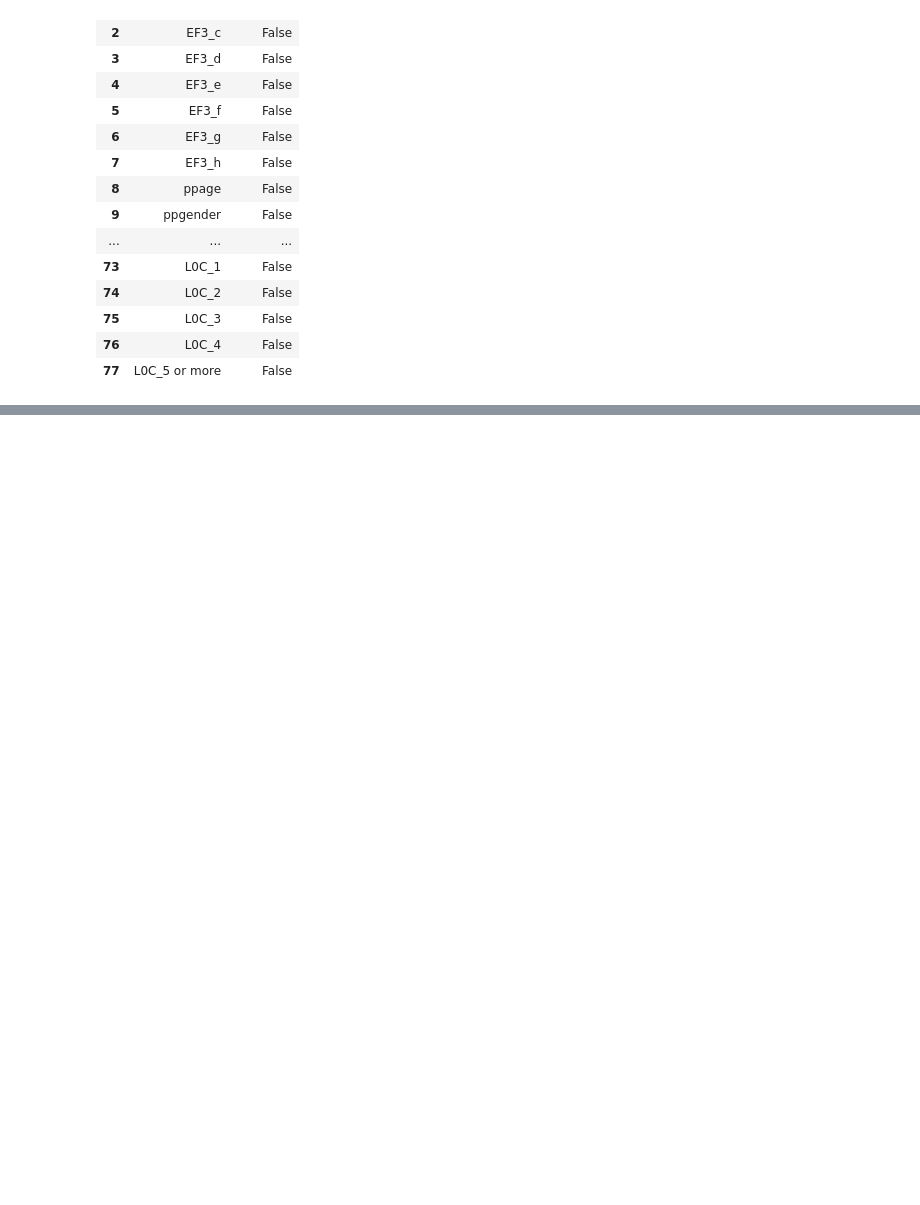
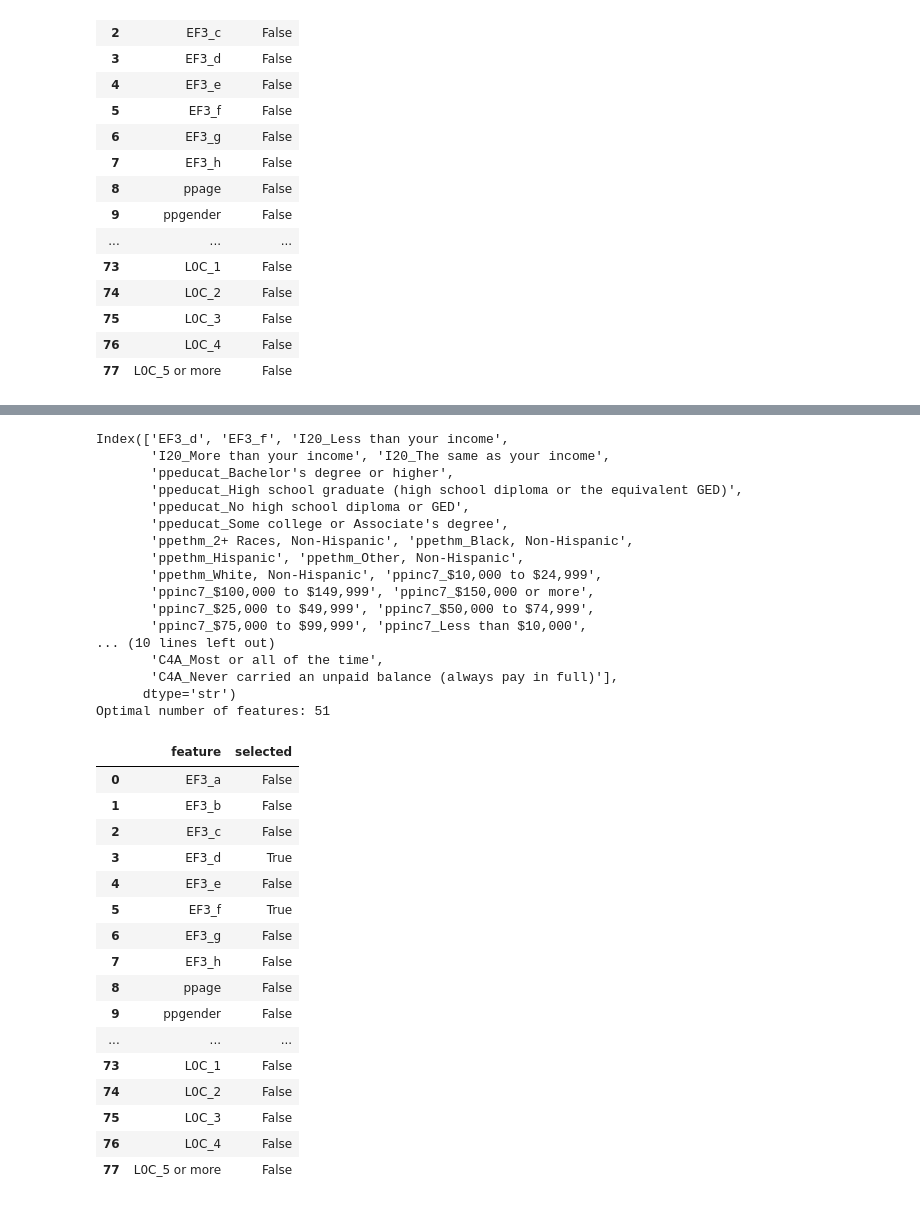
Before and after one commit to mw1296/DSAN5300, a Jupyter notebook: dsan5300_group1_final_project/code.ipynb, the cells around one changed output, grey strips where cells are left out. Cells and saved outputs as stored; diff of their text form; code cells hidden in the pictures; blank space fills up the shorter version.

```diff
--- a/dsan5300_group1_final_project/code.ipynb
+++ b/dsan5300_group1_final_project/code.ipynb
@@ -882,0 +1032,45 @@ pd.DataFrame({
+# %%
+selected_features = X_resampled.columns[rfecv.support_]
+print(selected_features)
+print("Optimal number of features:", rfecv.n_features_)
+
+# view columns selection
+pd.DataFrame({
+    "feature": X_resampled.columns,
+    "selected": rfecv.support_
+})
+# %% [output]
+Index(['EF3_d', 'EF3_f', 'I20_Less than your income',
+       'I20_More than your income', 'I20_The same as your income',
+       'ppeducat_Bachelor's degree or higher',
+       'ppeducat_High school graduate (high school diploma or the equivalent GED)',
+       'ppeducat_No high school diploma or GED',
+       'ppeducat_Some college or Associate's degree',
+       'ppethm_2+ Races, Non-Hispanic', 'ppethm_Black, Non-Hispanic',
+       'ppethm_Hispanic', 'ppethm_Other, Non-Hispanic',
+       'ppethm_White, Non-Hispanic', 'ppinc7_$10,000 to $24,999',
+       'ppinc7_$100,000 to $149,999', 'ppinc7_$150,000 or more',
+       'ppinc7_$25,000 to $49,999', 'ppinc7_$50,000 to $74,999',
+       'ppinc7_$75,000 to $99,999', 'ppinc7_Less than $10,000',
+... (10 lines left out)
+       'C4A_Most or all of the time',
+       'C4A_Never carried an unpaid balance (always pay in full)'],
+      dtype='str')
+Optimal number of features: 51
+|  | feature | selected |
+| 0 | EF3_a | False |
+| 1 | EF3_b | False |
+| 2 | EF3_c | False |
+| 3 | EF3_d | True |
+| 4 | EF3_e | False |
+| 5 | EF3_f | True |
+| 6 | EF3_g | False |
+| 7 | EF3_h | False |
+| 8 | ppage | False |
+| 9 | ppgender | False |
+| ... | ... | ... |
+| 73 | L0C_1 | False |
+| 74 | L0C_2 | False |
+| 75 | L0C_3 | False |
+| 76 | L0C_4 | False |
+| 77 | L0C_5 or more | False |
```
Also changed, not shown: parts of 15 cells of this notebook, 6 other files.
